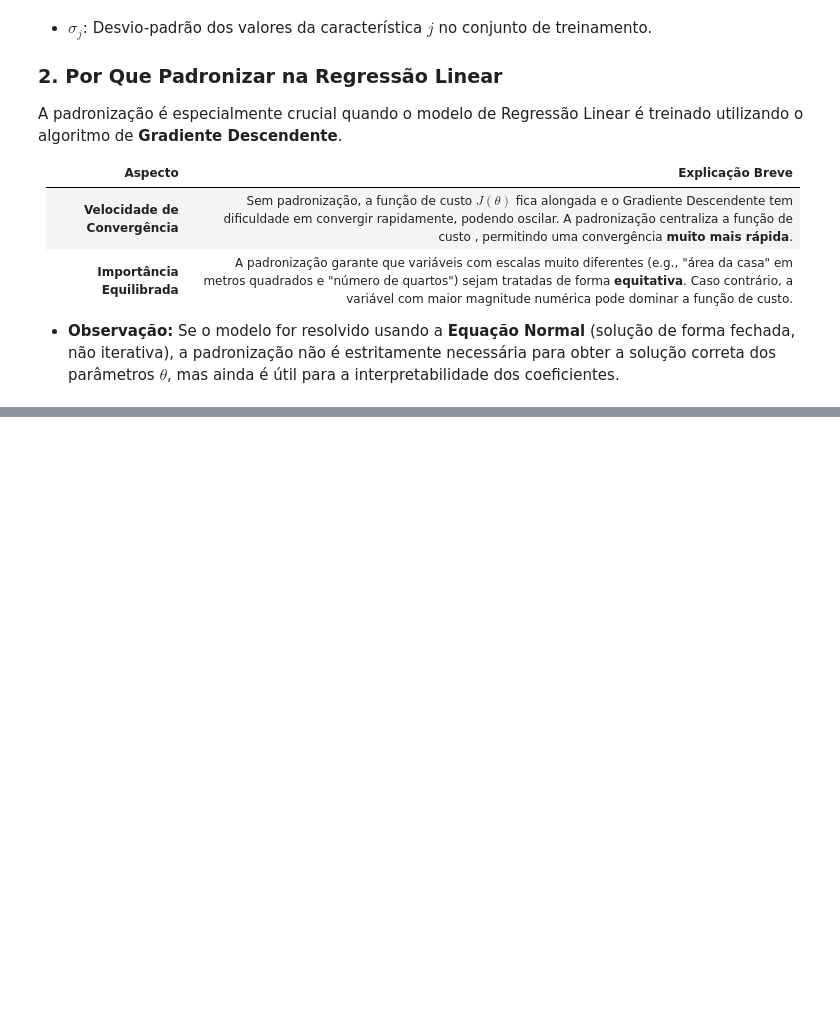
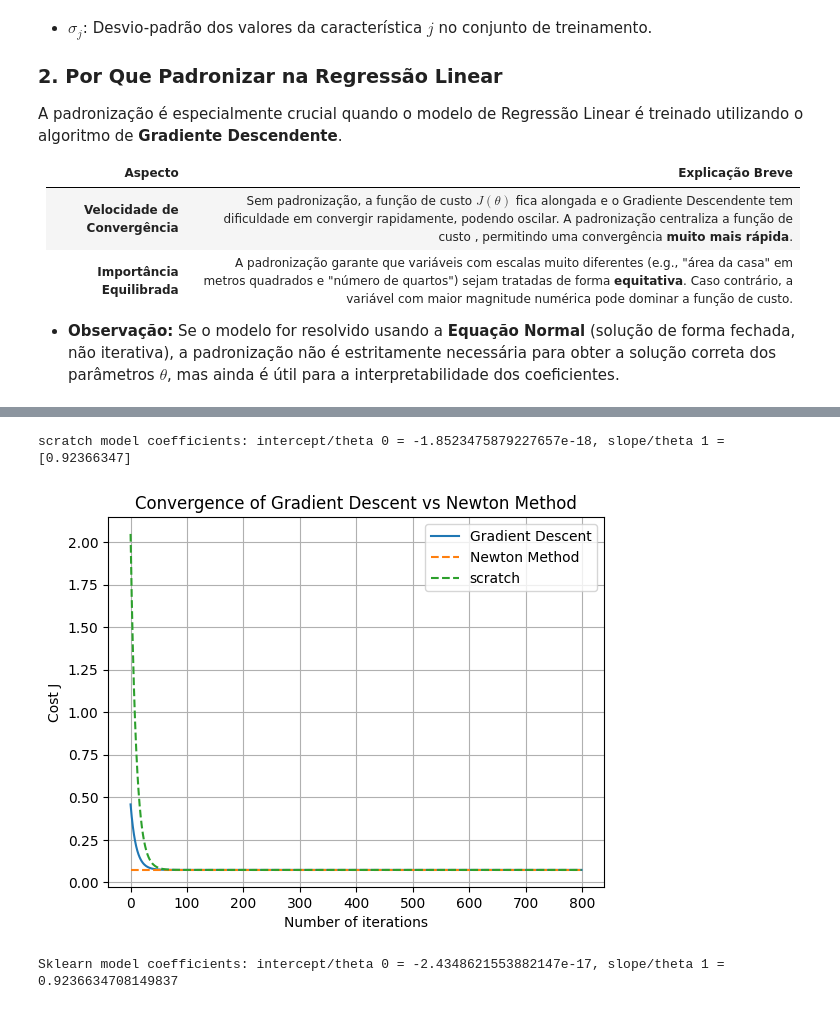
Before and after one commit to vetrz/machine-learning-explained, a Jupyter notebook: notebooks/linear_regression.ipynb, the cells around one changed output, grey strips where cells are left out. Saved outputs shown, nothing was run; the diff lists cells and outputs as text; code cells hidden in the pictures; blank space fills up the shorter version.

Commit message:
fix: ajuste no modelo de regressão linear

```diff
--- a/notebooks/linear_regression.ipynb
+++ b/notebooks/linear_regression.ipynb
@@ -156,21 +150,40 @@ Final theta parameters of newton method, theta 0 and theta 1 ,respectively: {the
+# %%
+import sys
+import os
+
+sys.path.append(os.path.abspath(os.path.join(os.getcwd(), '..')))
+
+from src.regression import LinearRegression_
+
+linear_scratch = LinearRegression_()
+linear_scratch.fit(X,y)
+
+print(f"scratch model coefficients: intercept/theta 0 = {linear_scratch._intercept}, slope/theta 1 = {linear_scratch._coef}")
+
+custo = linear_scratch.cost_history
+# %% [output]
+scratch model coefficients: intercept/theta 0 = -1.8523475879227657e-18, slope/theta 1 = [0.92366347]
 # %%
 import matplotlib.pyplot as plt
 
 plt.plot(range(len(j_history_gradient)), j_history_gradient)
-plt.plot(range(len(j_history_newton)), j_history_newton, ls="--")
+plt.plot(range(len(j_history_newton)), j_history_newton, ls ="--")
+plt.plot(range(len(custo)), custo, ls ="--")
 plt.xlabel("Number of iterations")
 plt.ylabel("Cost J")
 plt.title("Convergence of Gradient Descent vs Newton Method")
-plt.legend(["Gradient Descent", "Newton Method"])
+plt.legend(["Gradient Descent", "Newton Method", 'scratch'])
 plt.grid(True)
 plt.show()
+# %% [output]
+[figure, added]
 # %%
 from sklearn.linear_model import LinearRegression
 
 linear_sklearn = LinearRegression()
-linear_sklearn.fit(X, y)
+linear_sklearn.fit(X,y)
 
-print(
-    f"Sklearn model coefficients: intercept/theta 0 = {linear_sklearn.intercept_[0]}, slope/theta 1 = {linear_sklearn.coef_[0][0]}"
-)
+print(f"Sklearn model coefficients: intercept/theta 0 = {linear_sklearn.intercept_[0]}, slope/theta 1 = {linear_sklearn.coef_[0][0]}")
+# %% [output]
+Sklearn model coefficients: intercept/theta 0 = -2.4348621553882147e-17, slope/theta 1 = 0.9236634708149837
 # %%
```
Also changed, not shown: parts of 4 cells of this notebook, 1 other file.
